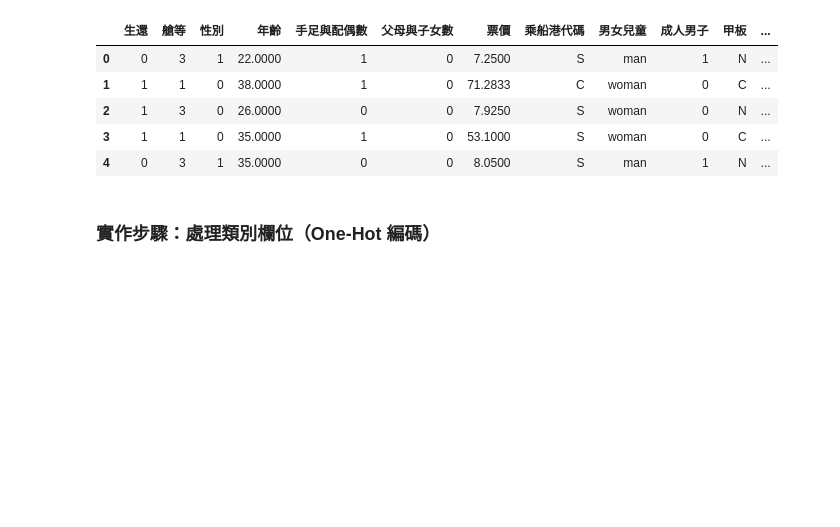
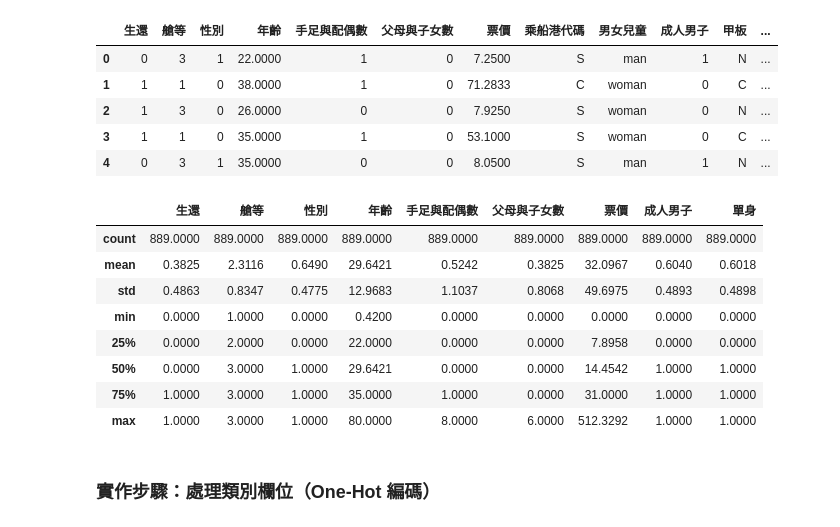
Before and after one commit to pan93412/nkust-homework, a Jupyter notebook: semester-8/bigdata/260312-demo/260409-a.ipynb, the cells around one changed output. Cells and saved outputs as stored; diff of their text form; code cells hidden in the pictures; blank space fills up the shorter version.

```diff
--- a/semester-8/bigdata/260312-demo/260409-a.ipynb
+++ b/semester-8/bigdata/260312-demo/260409-a.ipynb
@@ -386,6 +386,18 @@ df9.head()
 | 2 | 1 | 3 | 0 | 26.0000 | 0 | 0 | 7.9250 | S | woman | 0 | N | ... |
 | 3 | 1 | 1 | 0 | 35.0000 | 1 | 0 | 53.1000 | S | woman | 0 | C | ... |
 | 4 | 0 | 3 | 1 | 35.0000 | 0 | 0 | 8.0500 | S | man | 1 | N | ... |
+# %%
+df9.describe()
+# %% [output]
+|  | 生還 | 艙等 | 性別 | 年齡 | 手足與配偶數 | 父母與子女數 | 票價 | 成人男子 | 單身 |
+| count | 889.0000 | 889.0000 | 889.0000 | 889.0000 | 889.0000 | 889.0000 | 889.0000 | 889.0000 | 889.0000 |
+| mean | 0.3825 | 2.3116 | 0.6490 | 29.6421 | 0.5242 | 0.3825 | 32.0967 | 0.6040 | 0.6018 |
+| std | 0.4863 | 0.8347 | 0.4775 | 12.9683 | 1.1037 | 0.8068 | 49.6975 | 0.4893 | 0.4898 |
+| min | 0.0000 | 1.0000 | 0.0000 | 0.4200 | 0.0000 | 0.0000 | 0.0000 | 0.0000 | 0.0000 |
+| 25% | 0.0000 | 2.0000 | 0.0000 | 22.0000 | 0.0000 | 0.0000 | 7.8958 | 0.0000 | 0.0000 |
+| 50% | 0.0000 | 3.0000 | 1.0000 | 29.6421 | 0.0000 | 0.0000 | 14.4542 | 1.0000 | 1.0000 |
+| 75% | 1.0000 | 3.0000 | 1.0000 | 35.0000 | 1.0000 | 0.0000 | 31.0000 | 1.0000 | 1.0000 |
+| max | 1.0000 | 3.0000 | 1.0000 | 80.0000 | 8.0000 | 6.0000 | 512.3292 | 1.0000 | 1.0000 |
 # %% [markdown]
 ### 實作步驟：處理類別欄位（One-Hot 編碼）
 # %% [markdown]
```
Also changed, not shown: 1 other file.
